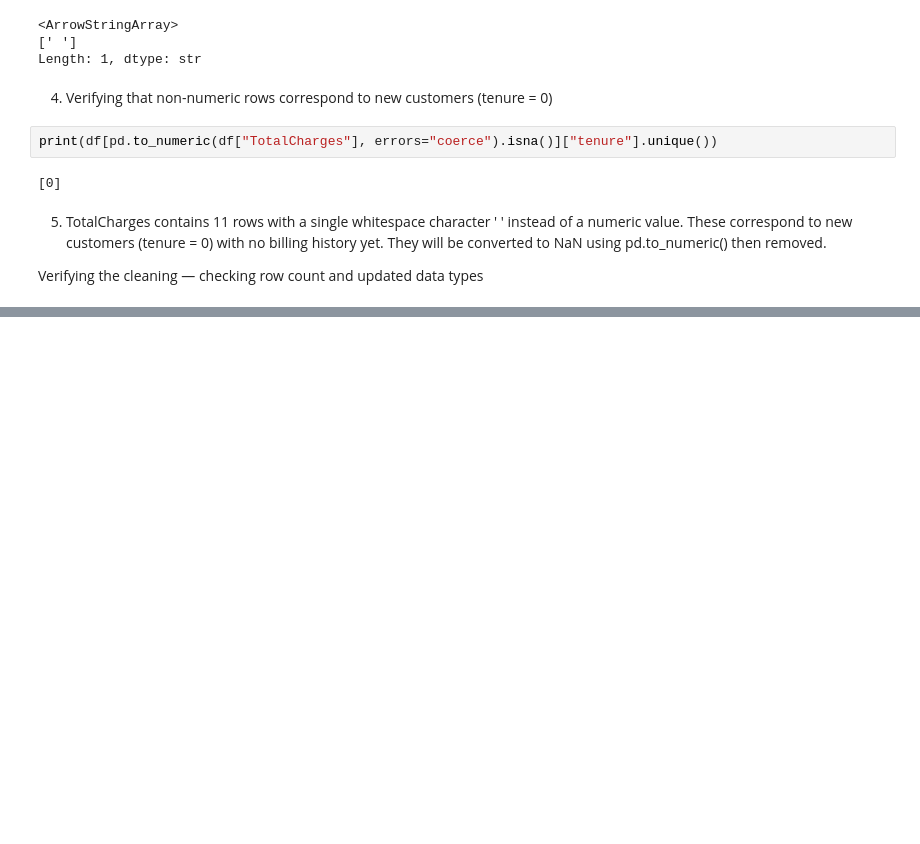
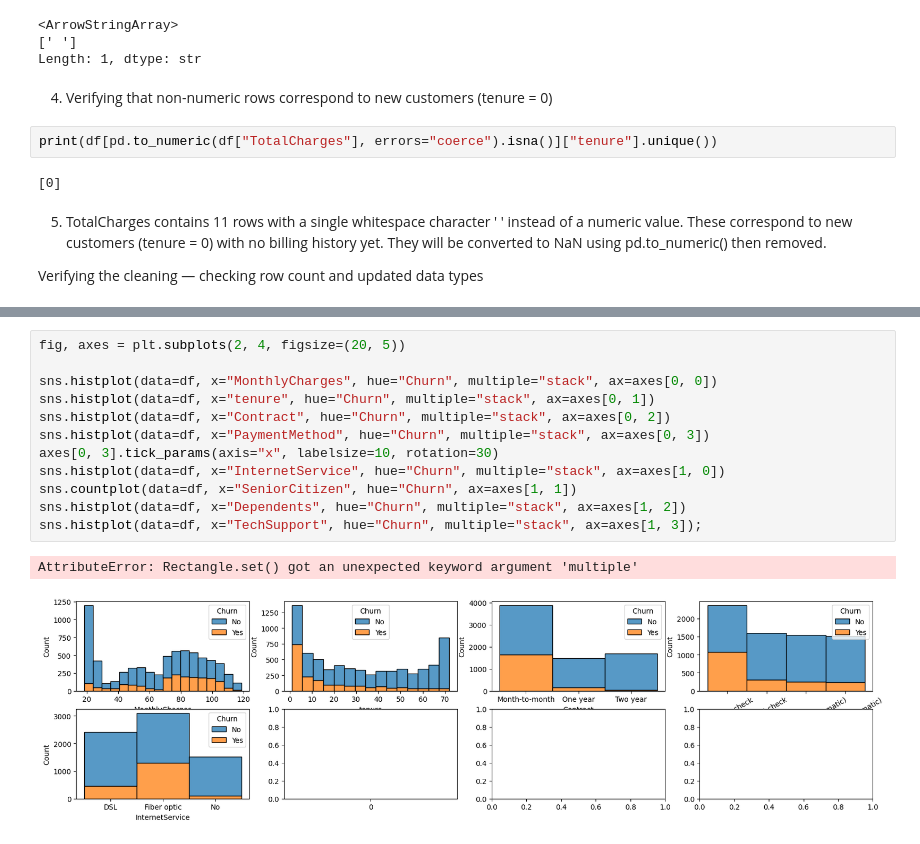
Before and after one commit to clementschmitt/churn, a Jupyter notebook: churn_analysis.ipynb, the cells around one changed output, grey strips where cells are left out. Saved outputs shown, nothing was run; the diff lists cells and outputs as text; blank space fills up the shorter version.

```diff
--- a/churn_analysis.ipynb
+++ b/churn_analysis.ipynb
@@ -73,0 +118,15 @@ df.shape
+# %%
+fig, axes = plt.subplots(2, 4, figsize=(20, 5))
+
+sns.histplot(data=df, x="MonthlyCharges", hue="Churn", multiple="stack", ax=axes[0, 0])
+sns.histplot(data=df, x="tenure", hue="Churn", multiple="stack", ax=axes[0, 1])
+sns.histplot(data=df, x="Contract", hue="Churn", multiple="stack", ax=axes[0, 2])
+sns.histplot(data=df, x="PaymentMethod", hue="Churn", multiple="stack", ax=axes[0, 3])
+axes[0, 3].tick_params(axis="x", labelsize=10, rotation=30)
+sns.histplot(data=df, x="InternetService", hue="Churn", multiple="stack", ax=axes[1, 0])
+sns.countplot(data=df, x="SeniorCitizen", hue="Churn", ax=axes[1, 1])
+sns.histplot(data=df, x="Dependents", hue="Churn", multiple="stack", ax=axes[1, 2])
+sns.histplot(data=df, x="TechSupport", hue="Churn", multiple="stack", ax=axes[1, 3]);
+# %% [output]
+AttributeError: Rectangle.set() got an unexpected keyword argument 'multiple'
+[figure, added]
```
Also changed, not shown: parts of 10 cells of this notebook.
